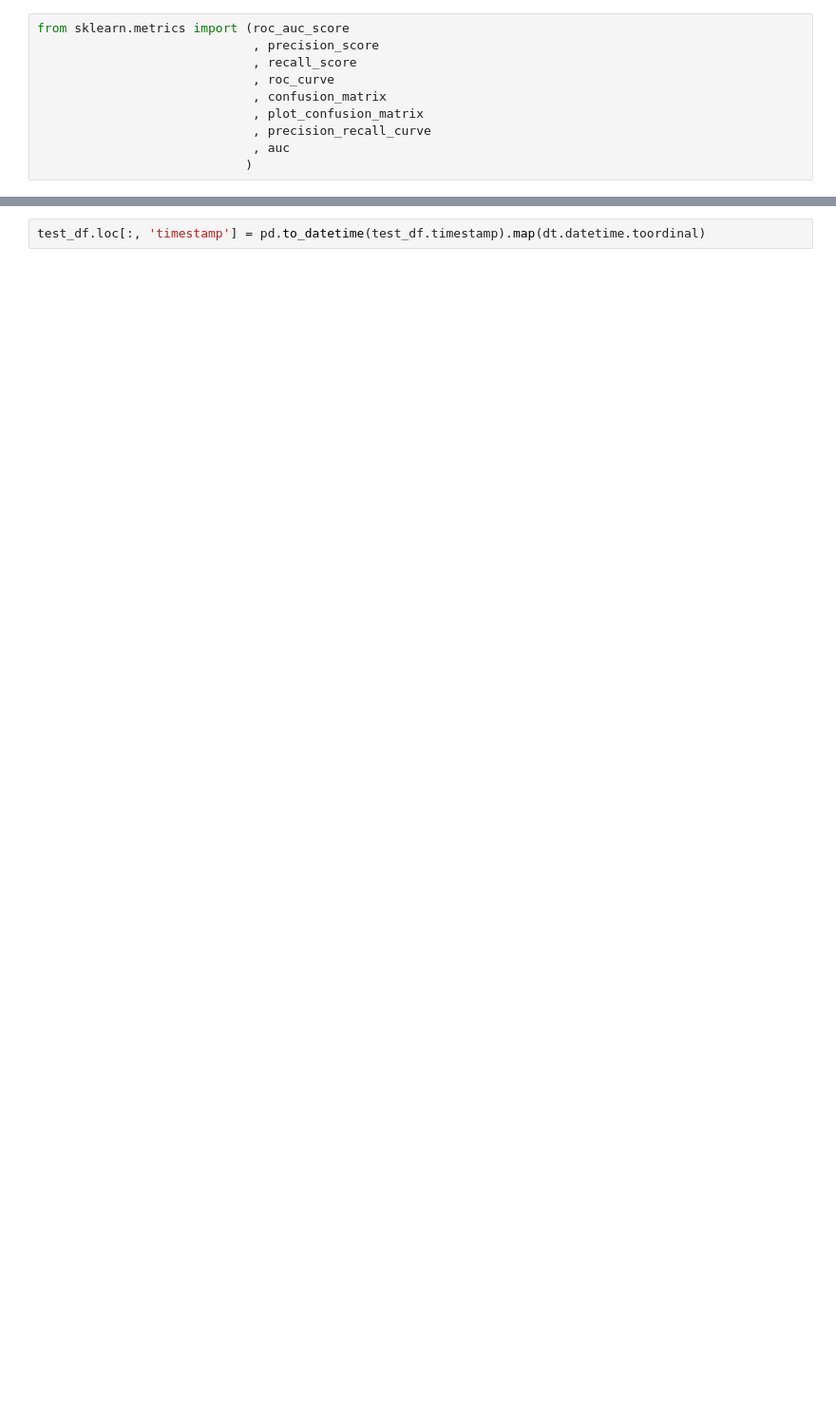
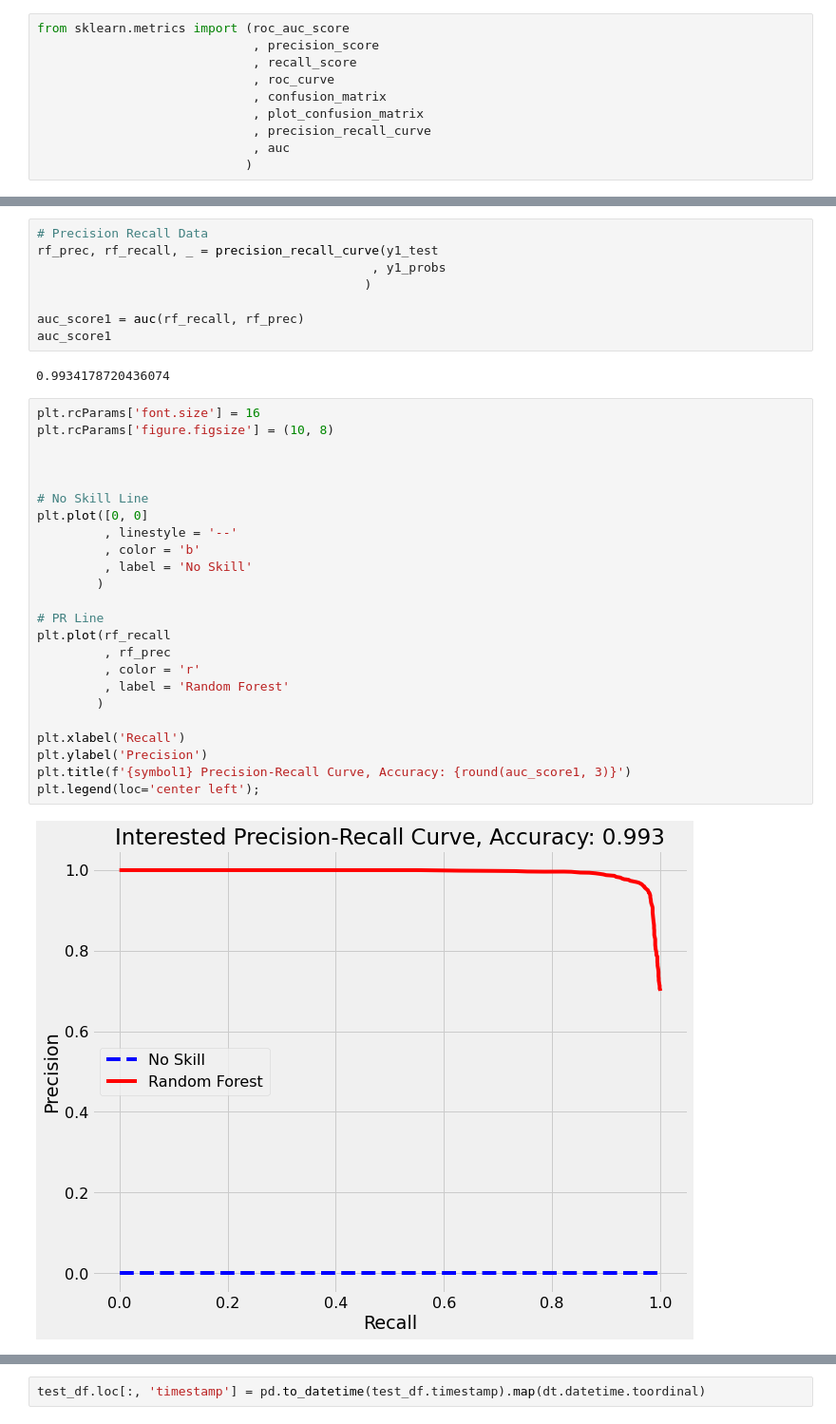
Before and after one commit to yuchild/ue_recommender, a Jupyter notebook: 30Nov2020.ipynb, the cells around one changed output, grey strips where cells are left out. Shown at 95% size. Saved outputs shown, nothing was run; the diff lists cells and outputs as text; blank space fills up the shorter version.

```diff
--- a/30Nov2020.ipynb
+++ b/30Nov2020.ipynb
@@ -263,0 +353,36 @@ roc_score
+# %%
+# Precision Recall Data
+rf_prec, rf_recall, _ = precision_recall_curve(y1_test
+                                             , y1_probs
+                                            )
+
+auc_score1 = auc(rf_recall, rf_prec)
+auc_score1
+# %% [output]
+0.9934178720436074
+# %%
+plt.rcParams['font.size'] = 16
+plt.rcParams['figure.figsize'] = (10, 8)
+
+
+
+# No Skill Line
+plt.plot([0, 0]
+         , linestyle = '--'
+         , color = 'b'
+         , label = 'No Skill'
+        )
+
+# PR Line
+plt.plot(rf_recall
+         , rf_prec
+         , color = 'r'
+         , label = 'Random Forest'
+        )
+
+plt.xlabel('Recall')
+plt.ylabel('Precision')
+plt.title(f'{symbol1} Precision-Recall Curve, Accuracy: {round(auc_score1, 3)}')
+plt.legend(loc='center left');
+# %% [output]
+[figure, added]
```
Also changed, not shown: parts of 48 cells of this notebook.
